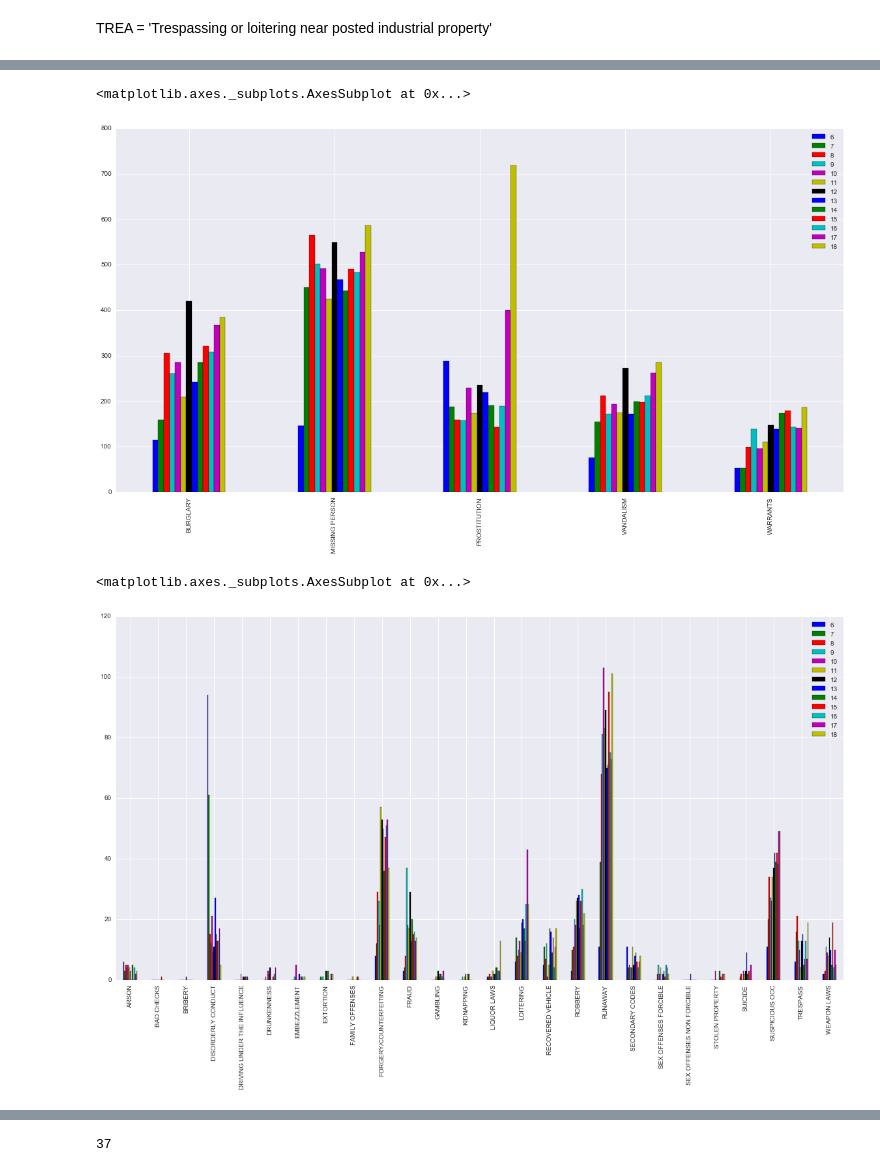
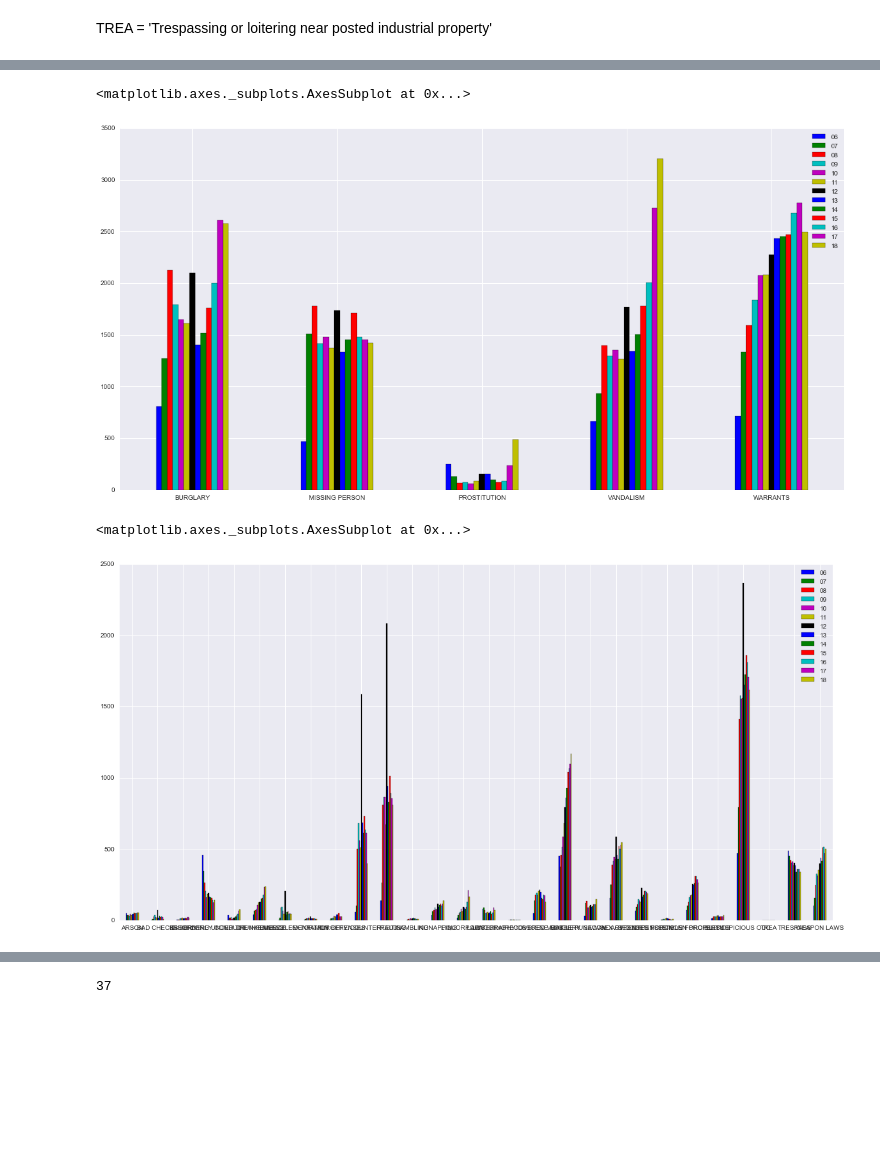
Before and after one commit to BarnetteME1/SF-Crime-Prediction, a Jupyter notebook: Graphs, charts, and organizing rows.ipynb, the cells around one changed output, grey strips where cells are left out. Saved outputs shown, nothing was run; the diff lists cells and outputs as text; code cells hidden in the pictures; blank space fills up the shorter version.

```diff
--- a/Graphs, charts, and organizing rows.ipynb
+++ b/Graphs, charts, and organizing rows.ipynb
@@ -240,11 +504,11 @@ test_pred_day_high.plot(kind='bar', figsize=(20,10))
 # %%
-test_pred_day_medium.plot(kind='bar', figsize=(20,10))
+crime_in_sf_day_medium.plot(kind='bar', figsize=(20,10), rot=0)
 # %% [output]
 <matplotlib.axes._subplots.AxesSubplot at 0x...>
-[figure, old version]
+[figure, new version]
 # %%
-test_pred_day_low.plot(kind='bar', figsize=(20,10))
+crime_in_sf_day_low.plot(kind='bar', figsize=(20,10), rot=0)
 # %% [output]
 <matplotlib.axes._subplots.AxesSubplot at 0x...>
-[figure, old version]
+[figure, new version]
 # %%
```
Also changed, not shown: parts of 46 cells of this notebook, 10 other files.
